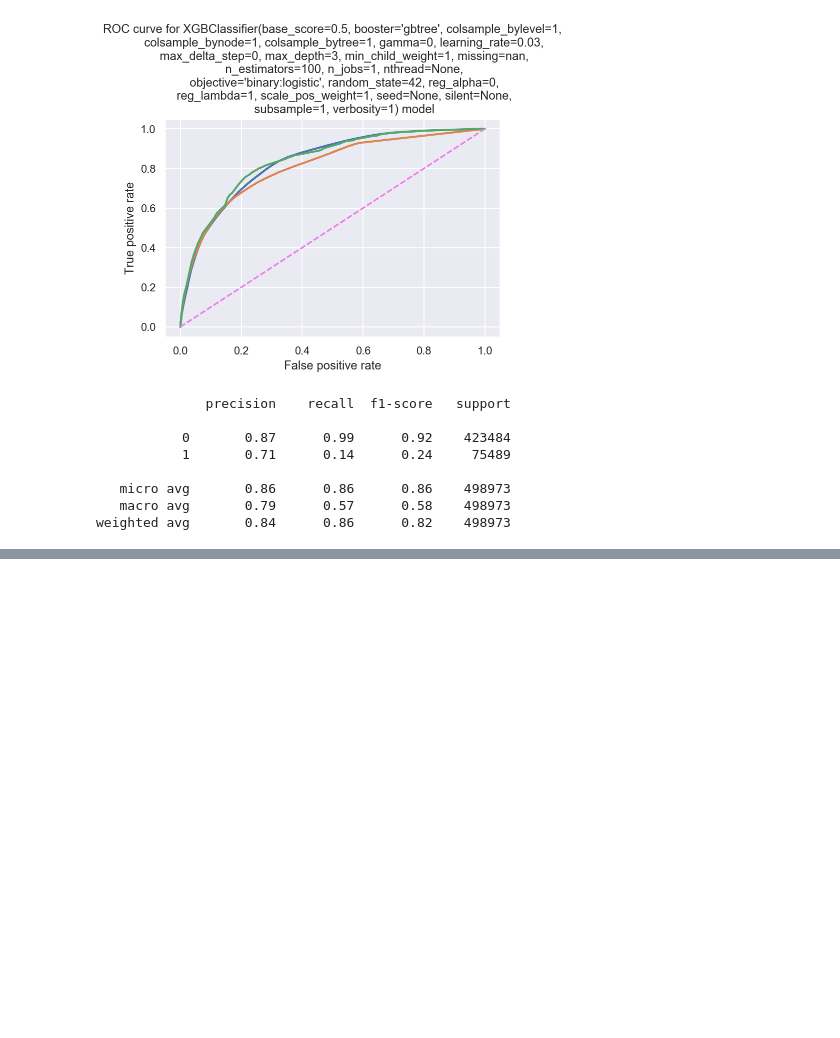
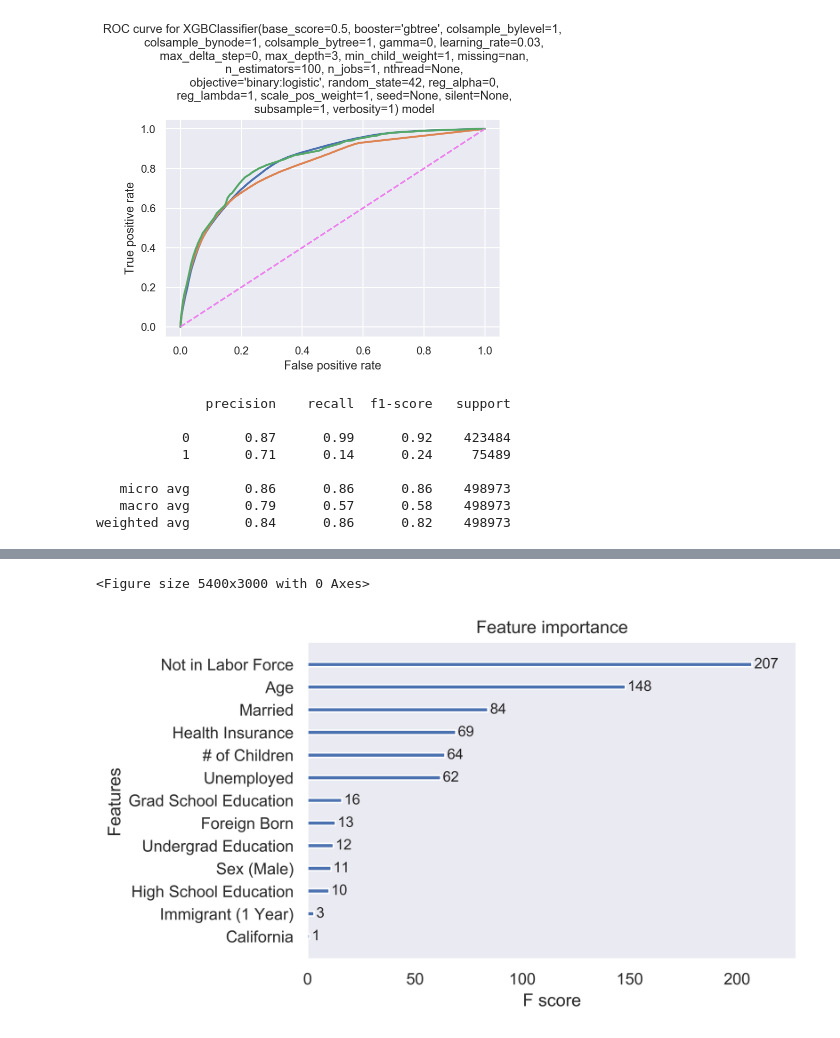
Before and after one commit to mlan93/project_03_classification, a Jupyter notebook: Project_3_Data_Cleaning_Weights.ipynb, the cells around one changed output, grey strips where cells are left out. Drawn from its saved outputs; the diff is of its cells as text; code cells hidden in the pictures; blank space fills up the shorter version.

```diff
--- a/Project_3_Data_Cleaning_Weights.ipynb
+++ b/Project_3_Data_Cleaning_Weights.ipynb
@@ -489,0 +574,9 @@ weighted avg       0.84      0.86      0.82    498973
+# %%
+# labels = list(xgb.get_booster().get_score(importance_type='weight').keys())
+labels = ['Married', 'Not in Labor Force', 'Unemployed', 'Age', 'Health Insurance', '# of Children', \
+          'Sex (Male)', 'High School Education', 'Foreign Born', 'Grad School Education', 'California', \
+          'Undergrad Education', 'Immigrant (1 Year)']
+values = xgb.get_booster().get_score(importance_type='weight').values()
+
+new_dict = dict(zip(labels, values))
+new_dict
@@ -489,0 +610,11 @@ weighted avg       0.84      0.86      0.82    498973
+# %%
+plt.rcParams["figure.dpi"] = 300
+plt.figure(figsize=(18,10))
+
+ax = plot_importance(new_dict, grid = False)
+
+# Saves the figure
+plt.savefig("Importance.png", format="png", bbox_inches='tight', transparent = True)
+# %% [output]
+<Figure size 5400x3000 with 0 Axes>
+[figure, added]
```
Also changed, not shown: parts of 13 cells of this notebook, 4 other files.
